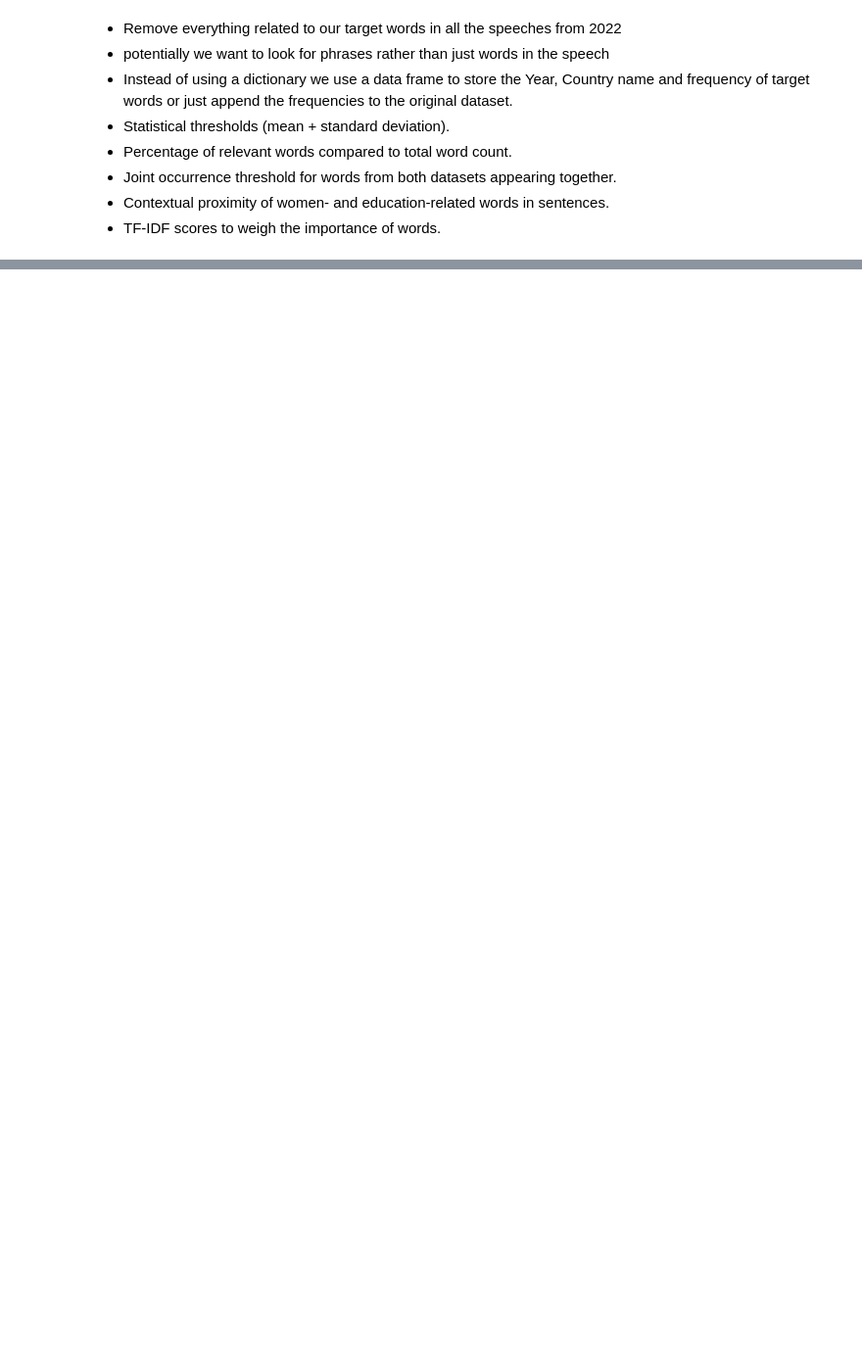
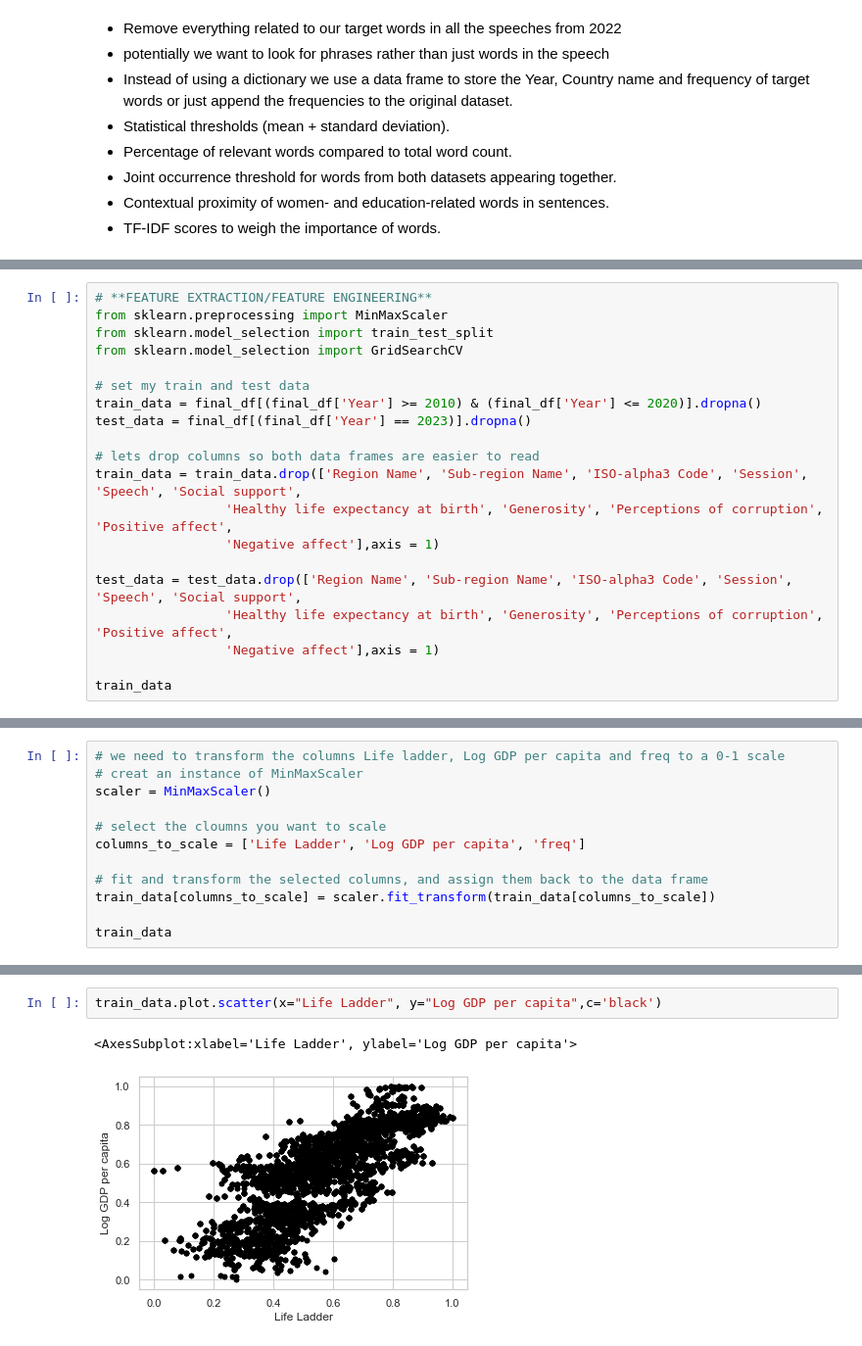
Before and after one commit to KonstantinidouCh/UN-Female-Education, a Jupyter notebook: notebooks/Exploratory Question.ipynb, the cells around one changed output, grey strips where cells are left out. Shown at 98% size. Saved outputs shown, nothing was run; the diff lists cells and outputs as text; blank space fills up the shorter version.

```diff
--- a/notebooks/Exploratory Question.ipynb
+++ b/notebooks/Exploratory Question.ipynb
@@ -557,0 +558,20 @@ sns.scatterplot(x="countries", y="price",
+# %%
+# **FEATURE EXTRACTION/FEATURE ENGINEERING**
+from sklearn.preprocessing import MinMaxScaler
+from sklearn.model_selection import train_test_split
+from sklearn.model_selection import GridSearchCV
+
+# set my train and test data
+train_data = final_df[(final_df['Year'] >= 2010) & (final_df['Year'] <= 2020)].dropna()
+test_data = final_df[(final_df['Year'] == 2023)].dropna()
+
+# lets drop columns so both data frames are easier to read
+train_data = train_data.drop(['Region Name', 'Sub-region Name', 'ISO-alpha3 Code', 'Session', 'Speech', 'Social support',
+                 'Healthy life expectancy at birth', 'Generosity', 'Perceptions of corruption', 'Positive affect',
+                 'Negative affect'],axis = 1)
+
+test_data = test_data.drop(['Region Name', 'Sub-region Name', 'ISO-alpha3 Code', 'Session', 'Speech', 'Social support',
+                 'Healthy life expectancy at birth', 'Generosity', 'Perceptions of corruption', 'Positive affect',
+                 'Negative affect'],axis = 1)
+
+train_data
@@ -557,0 +592,12 @@ sns.scatterplot(x="countries", y="price",
+# %%
+# we need to transform the columns Life ladder, Log GDP per capita and freq to a 0-1 scale
+# creat an instance of MinMaxScaler
+scaler = MinMaxScaler()
+
+# select the cloumns you want to scale
+columns_to_scale = ['Life Ladder', 'Log GDP per capita', 'freq']
+
+# fit and transform the selected columns, and assign them back to the data frame
+train_data[columns_to_scale] = scaler.fit_transform(train_data[columns_to_scale])
+
+train_data
@@ -557,0 +618,5 @@ sns.scatterplot(x="countries", y="price",
+# %%
+train_data.plot.scatter(x="Life Ladder", y="Log GDP per capita",c='black')
+# %% [output]
+<AxesSubplot:xlabel='Life Ladder', ylabel='Log GDP per capita'>
+[figure, added]
```
Also changed, not shown: parts of 18 cells of this notebook.
